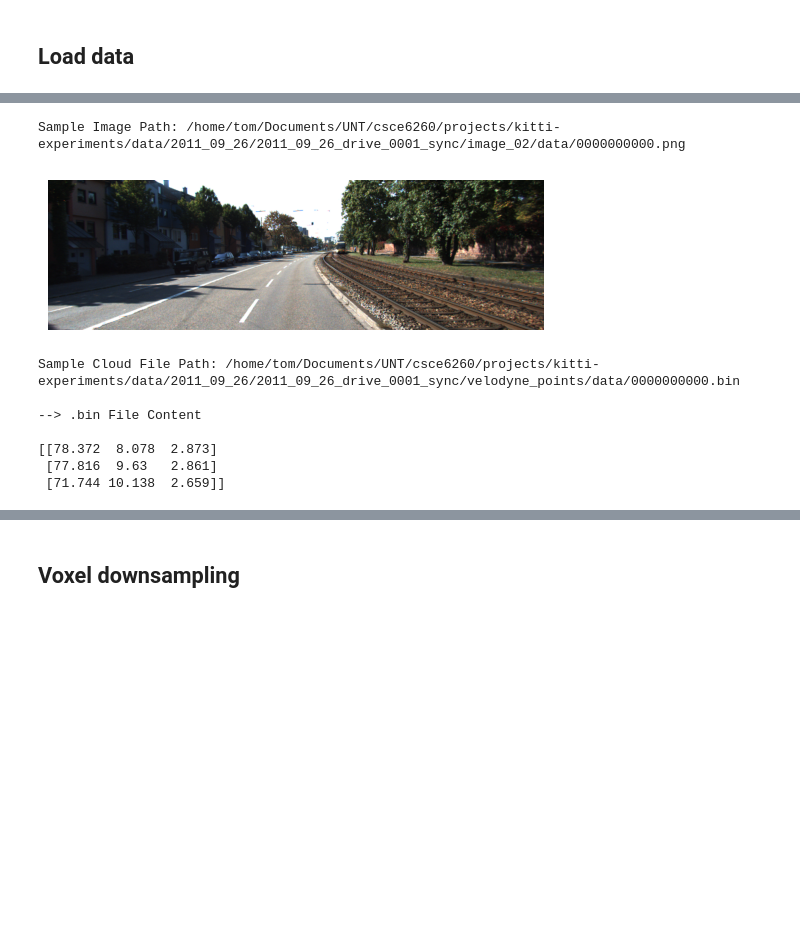
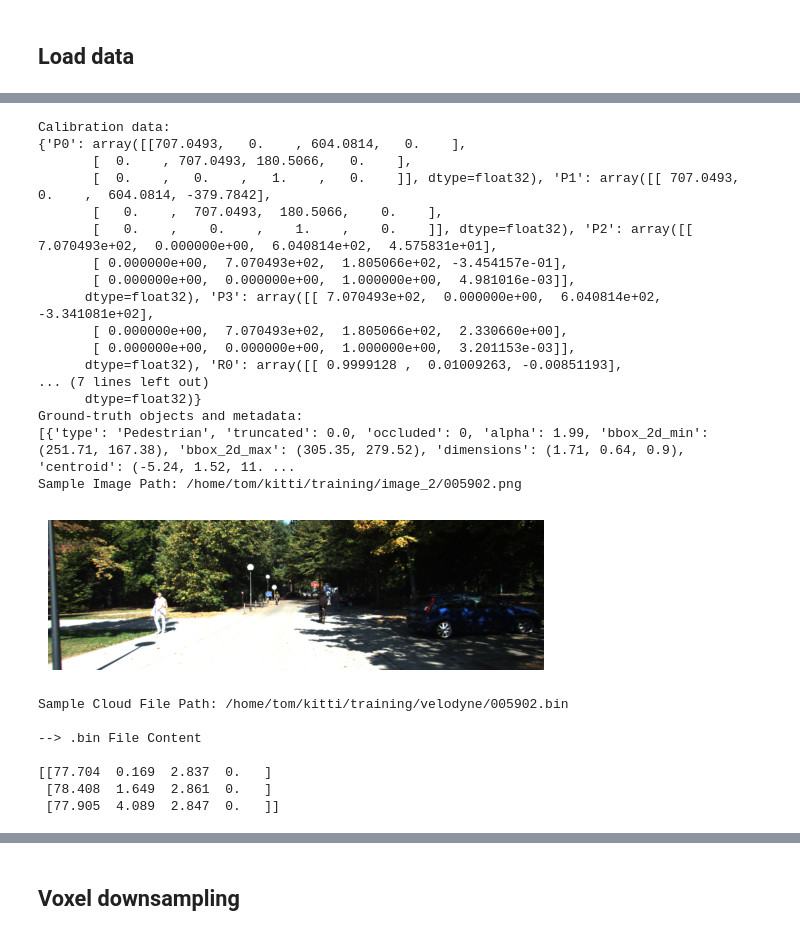
Before and after one commit to tjtrebat/kitti-experiments, a Jupyter notebook: kitti_viz.ipynb, the cells around one changed output, grey strips where cells are left out. Drawn from its saved outputs; the diff is of its cells as text; code cells hidden in the pictures; blank space fills up the shorter version.

```diff
--- a/kitti_viz.ipynb
+++ b/kitti_viz.ipynb
@@ -12,7 +22,12 @@ Jupyter environment detected. Enabling Open3D WebVisualizer.
 # %% [markdown]
 ## Load data
 # %%
-base = Path.home() / "Documents/UNT/csce6260/projects/kitti-experiments/data/2011_09_26/2011_09_26_drive_0001_sync"
-img_dir = base / "image_02" / "data"
-velo_dir = base / "velodyne_points" / "data"
-calib_file = base / "calib_cam_to_cam.txt"
+base = Path.home() / "kitti"
+train_dir = base / "training"
+test_dir = base / "testing"
+# %%
+train_img_dir = train_dir / "image_2"
+kitti_images_train = sorted(train_img_dir.glob("*.png"))
+test_img_dir = test_dir / "image_2"
+kitti_images_test = sorted(test_img_dir.glob("*.png"))
+print(f"# of training / testing images: {len(kitti_images_train)} / {len(kitti_images_test)}")
@@ -18,0 +36,6 @@ calib_file = base / "calib_cam_to_cam.txt"
+# %%
+train_labels_dir = train_dir / "label_2"
+kitti_train_labels = sorted(train_labels_dir.glob("*.txt"))
+print("# of training label files: {}".format(len(kitti_train_labels)))
+example_label_file = utils.parse_label_file(kitti_train_labels[0])
+print(example_label_file)
@@ -18,0 +55,6 @@ calib_file = base / "calib_cam_to_cam.txt"
+# %%
+calib_dir = train_dir / "calib"
+calib_train_files = sorted(calib_dir.glob("*.txt"))
+print("# of training calibration files: {}".format(len(calib_train_files)))
+example_calib_file = utils.parse_calib_file(calib_train_files[0])
+print(example_calib_file)
@@ -19,32 +82,53 @@ calib_file = base / "calib_cam_to_cam.txt"
 # %%
-analysis_file_index = 0
-kitti_images = sorted(img_dir.glob("*.png"))
-sample_image_path = kitti_images[analysis_file_index]
+analysis_file_index = 5902
+sample_calib = utils.parse_calib_file(calib_train_files[analysis_file_index])
+print("Calibration data:")
+print(sample_calib)
+
+sample_label = utils.parse_label_file(kitti_train_labels[analysis_file_index])
+print("Ground-truth objects and metadata:")
+print(sample_label)
+
+sample_image_path = kitti_images_train[analysis_file_index]
 print(f"Sample Image Path: {sample_image_path}\n")
-
 sample_image = mpimg.imread(sample_image_path)
-
 plt.imshow(sample_image)
 plt.axis('off')
 plt.show()
 # %% [output]
-Sample Image Path: /home/tom/Documents/UNT/csce6260/projects/kitti-experiments/data/2011_09_26/2011_09_26_drive_0001_sync/image_02/data/0000000000.png
+Calibration data:
+{'P0': array([[707.0493,   0.    , 604.0814,   0.    ],
+       [  0.    , 707.0493, 180.5066,   0.    ],
+       [  0.    ,   0.    ,   1.    ,   0.    ]], dtype=float32), 'P1': array([[ 707.0493,    0.    ,  604.0814, -379.7842],
+       [   0.    ,  707.0493,  180.5066,    0.    ],
+       [   0.    ,    0.    ,    1.    ,    0.    ]], dtype=float32), 'P2': array([[ 7.070493e+02,  0.000000e+00,  6.040814e+02,  4.575831e+01],
+       [ 0.000000e+00,  7.070493e+02,  1.805066e+02, -3.454157e-01],
+       [ 0.000000e+00,  0.000000e+00,  1.000000e+00,  4.981016e-03]],
+      dtype=float32), 'P3': array([[ 7.070493e+02,  0.000000e+00,  6.040814e+02, -3.341081e+02],
+       [ 0.000000e+00,  7.070493e+02,  1.805066e+02,  2.330660e+00],
+       [ 0.000000e+00,  0.000000e+00,  1.000000e+00,  3.201153e-03]],
+      dtype=float32), 'R0': array([[ 0.9999128 ,  0.01009263, -0.00851193],
+... (7 lines left out)
+      dtype=float32)}
+Ground-truth objects and metadata:
+[{'type': 'Pedestrian', 'truncated': 0.0, 'occluded': 0, 'alpha': 1.99, 'bbox_2d_min': (251.71, 167.38), 'bbox_2d_max': (305.35, 279.52), 'dimensions': (1.71, 0.64, 0.9), 'centroid': (-5.24, 1.52, 11. ...
+Sample Image Path: /home/tom/kitti/training/image_2/005902.png
-[figure, old version]
+[figure, new version]
 # %%
-bin_path = velo_dir / f"{sample_image_path.stem}.bin"
+bin_path = point_cloud_train_files[analysis_file_index]
 print("Sample Cloud File Path: {}\n".format(bin_path))
 
-points = np.fromfile(bin_path, dtype=np.float32).reshape(-1, 4)[:, :3]
+points = utils.read_velodyne_bin(bin_path)
 
 print('--> .bin File Content\n')
 print(points[:3])
 # %% [output]
-Sample Cloud File Path: /home/tom/Documents/UNT/csce6260/projects/kitti-experiments/data/2011_09_26/2011_09_26_drive_0001_sync/velodyne_points/data/0000000000.bin
+Sample Cloud File Path: /home/tom/kitti/training/velodyne/005902.bin
 
 --> .bin File Content
 
-[[78.372  8.078  2.873]
- [77.816  9.63   2.861]
- [71.744 10.138  2.659]]
+[[77.704  0.169  2.837  0.   ]
+ [78.408  1.649  2.861  0.   ]
+ [77.905  4.089  2.847  0.   ]]
 # %%
 print('Min/Max values for all dimensions')
```
Also changed, not shown: parts of 18 cells of this notebook, 4 other files.
